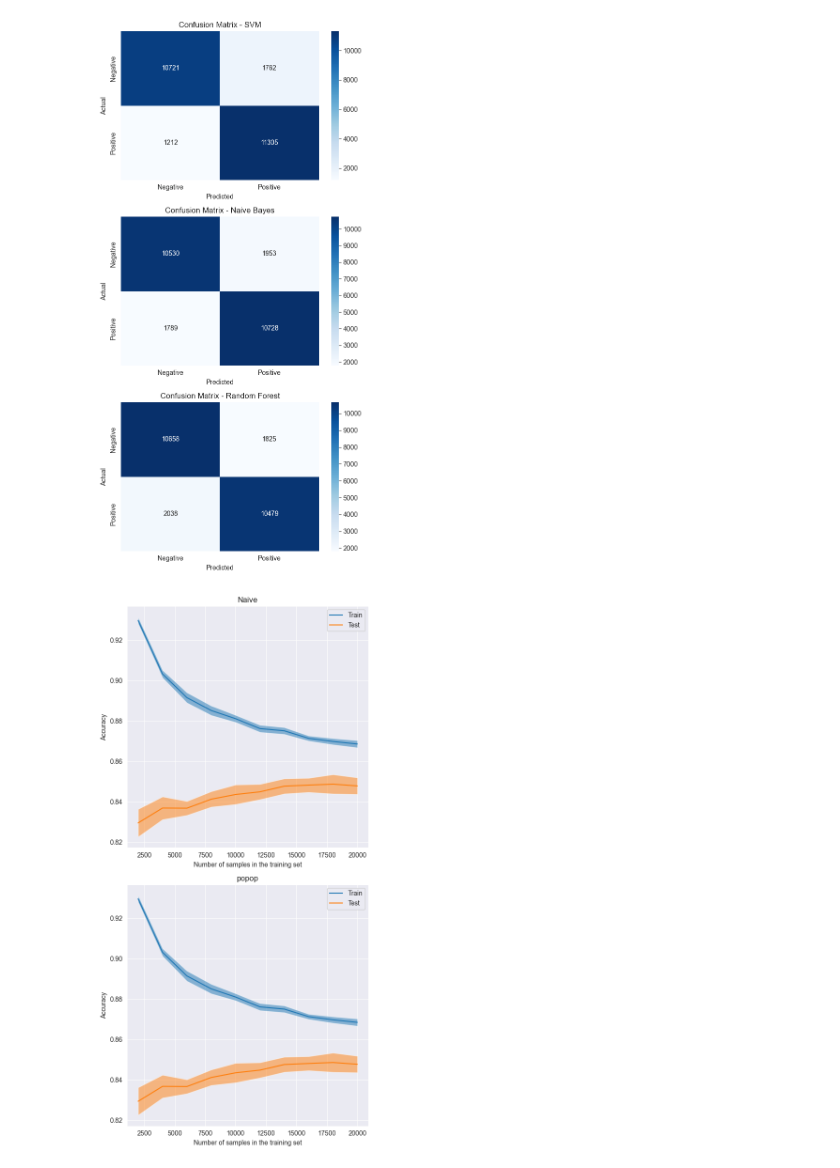
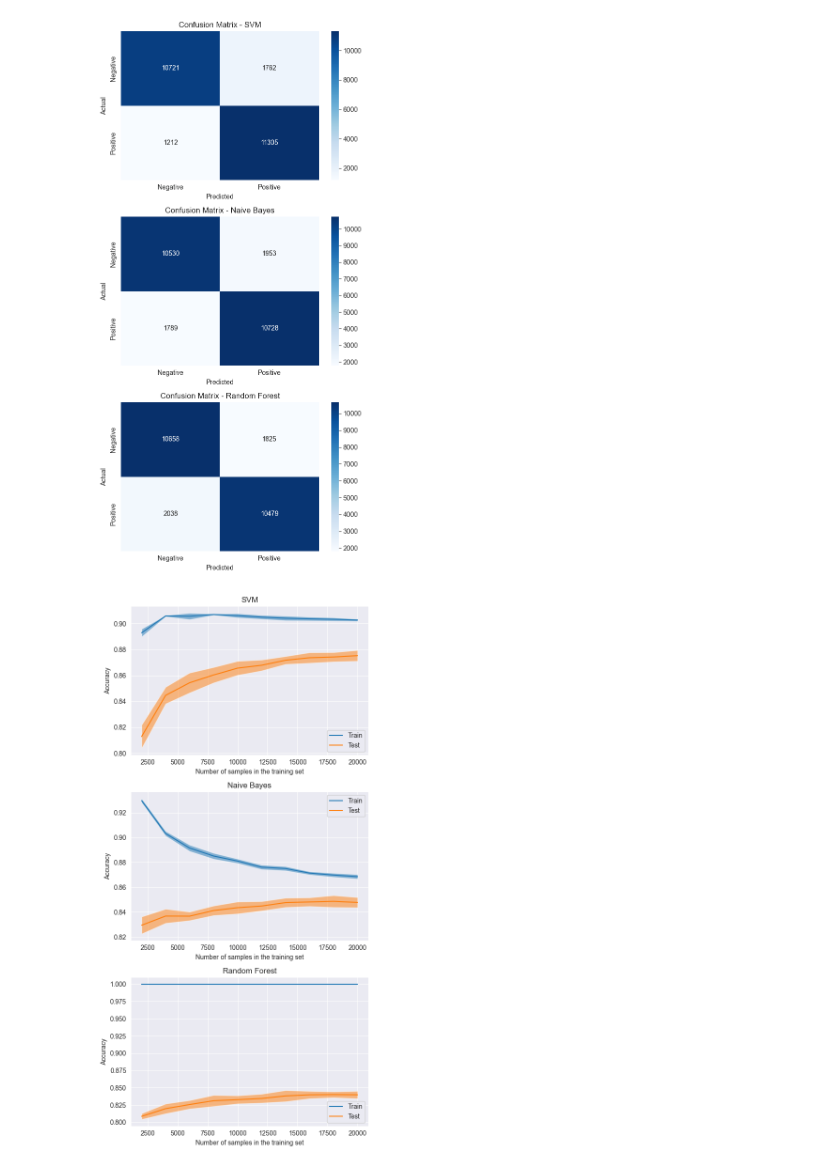
Before and after one commit to EinarLop/ML_MP2, a Jupyter notebook: ML_MP2.ipynb, the cells around one changed output. Drawn from its saved outputs; the diff is of its cells as text; code cells hidden in the pictures.

```diff
--- a/ML_MP2.ipynb
+++ b/ML_MP2.ipynb
@@ -3,3 +5,5 @@
+# %%
+include_svm = True
 # %% [markdown]
 ## 1. Install required libraries & imports
 # %%
@@ -119,6 +124,7 @@ X_test= vectorizer.transform(X_test)
 # %% [markdown]
 ## 7. Modeling
 # %%
-svm_model = SVC(kernel="rbf", C=1, gamma=0.1)
-svm_model.fit(X_train, y_train)
-y_pred_svm = svm_model.predict(X_test)
+if include_svm:
+  svm_model = SVC(kernel="rbf", C=1, gamma=0.1)
+  svm_model.fit(X_train, y_train)
+  y_pred_svm = svm_model.predict(X_test)
@@ -180,6 +181,11 @@ def plot_metrics(y_test, y_preds, model_names):
 # %%
 def plot_learning_curves(models, model_names, X_train, y_train, cv=5):
     fig, axes = plt.subplots(len(models), 1, figsize=(6, 12))
+
+    # When include_svm is False
+    if len(models) == 1:
+       axes = [axes]
+
     # Generate learning curves for each model
     for ax, model, name in zip(axes, models, model_names):
         train_sizes, train_scores, test_scores = learning_curve(
@@ -237,6 +249,9 @@ plot_confusion_matrices([y_pred_svm, y_pred_nb, y_pred_rf], ["SVM", "Naive Bayes
 # %% [output]
 [figure]
 # %%
-plot_learning_curves([svm_model, nb_model, rf_model], ["SVM", "Naive Bayes", "Random Forest"], X_train, y_train)
+if include_svm:
+  plot_learning_curves([svm_model, nb_model, rf_model], ["SVM", "Naive Bayes", "Random Forest"], X_train, y_train)
+else:
+  plot_learning_curves([nb_model], ["Naive Bayes"], X_train, y_train)
 # %% [output]
-[figure, old version]
+[figure, new version]
```
Also changed, not shown: parts of 6 cells of this notebook.
